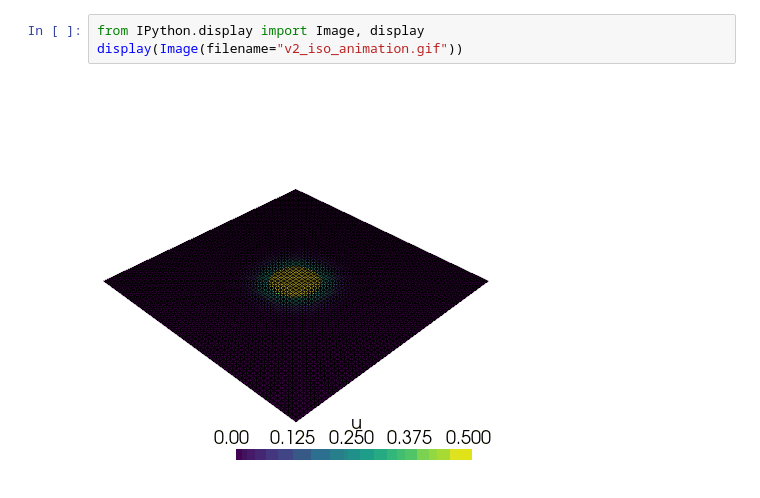
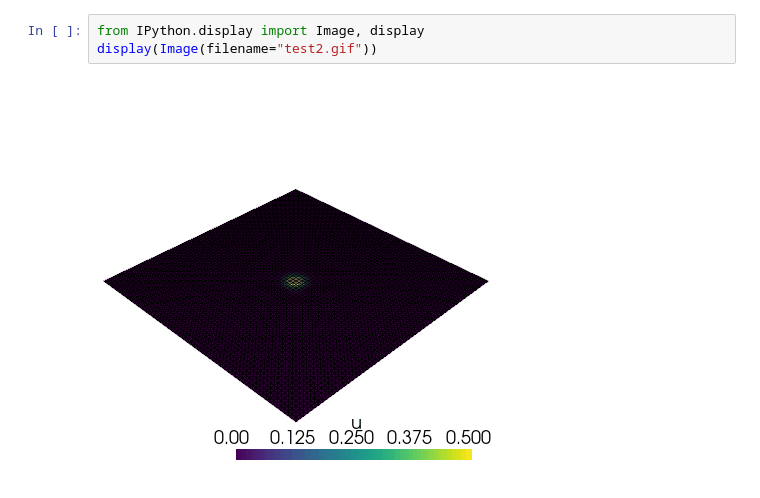
Before and after one commit to dextroy01/Myxobacteria-Visualization, a Jupyter notebook: Myxobacteria Visualization/Project Code/test2.ipynb, the cells around one changed output. Cells and saved outputs as stored; diff of their text form.

```diff
--- a/Myxobacteria Visualization/Project Code/test2.ipynb
+++ b/Myxobacteria Visualization/Project Code/test2.ipynb
@@ -182,6 +188,6 @@ step 1000/1000,   t = 0.0500
 Wrote v2animation.gif
 # %%
 from IPython.display import Image, display
-display(Image(filename="v2_iso_animation.gif"))
+display(Image(filename="test2.gif"))
 # %% [output]
-[figure, old version]
+[figure, new version]
```
Also changed, not shown: parts of 1 cell of this notebook, 5 other files.
